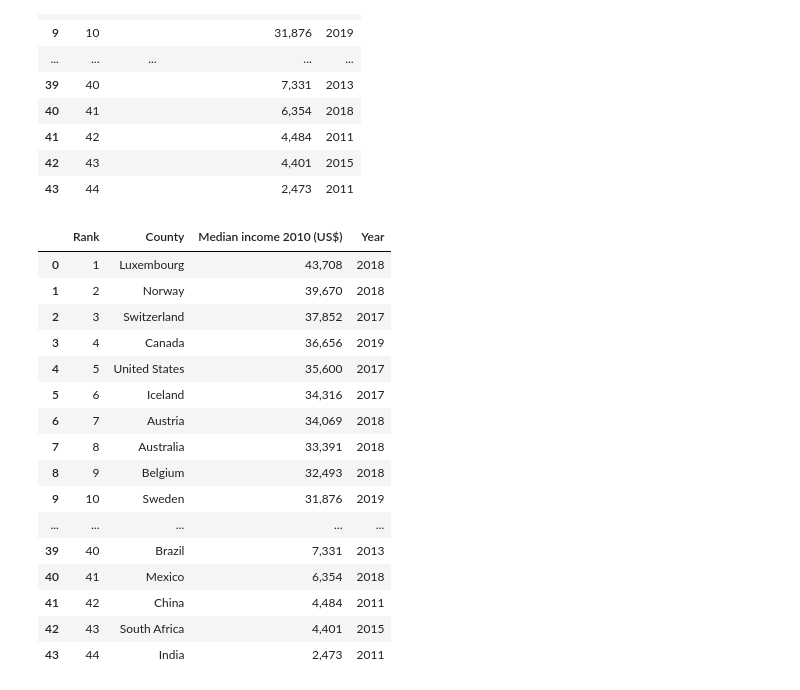
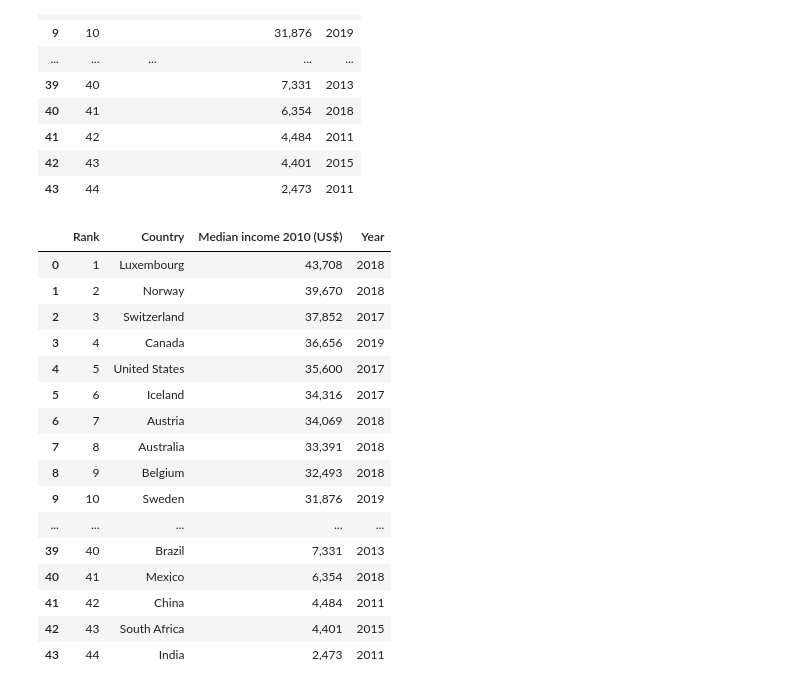
Before and after one commit to NiluPant/-CSC221-bmanandharpant-GroupProject, a Jupyter notebook: CSC221_bmanandharpant_GroupProject.ipynb, the cells around one changed output. Drawn from its saved outputs; the diff is of its cells as text; code cells hidden in the pictures.

```diff
--- a/CSC221_bmanandharpant_GroupProject.ipynb
+++ b/CSC221_bmanandharpant_GroupProject.ipynb
@@ -112,14 +112,14 @@ for row in right_table.findAll('tr'):
 # %%
 import pandas as pd
 df=pd.DataFrame(A,columns=['Rank'])
-df['County']=B
+df['Country']=B
 df['Median income 2010 (US$)']=C
 df['Year']=D
 
 df = df.replace('\n','', regex=True)
 df
 # %% [output]
-|  | Rank | County | Median income 2010 (US$) | Year |
+|  | Rank | Country | Median income 2010 (US$) | Year |
 | 0 | 1 | Luxembourg | 43,708 | 2018 |
 | 1 | 2 | Norway | 39,670 | 2018 |
 | 2 | 3 | Switzerland | 37,852 | 2017 |
```
Also changed, not shown: parts of 2 cells of this notebook.
